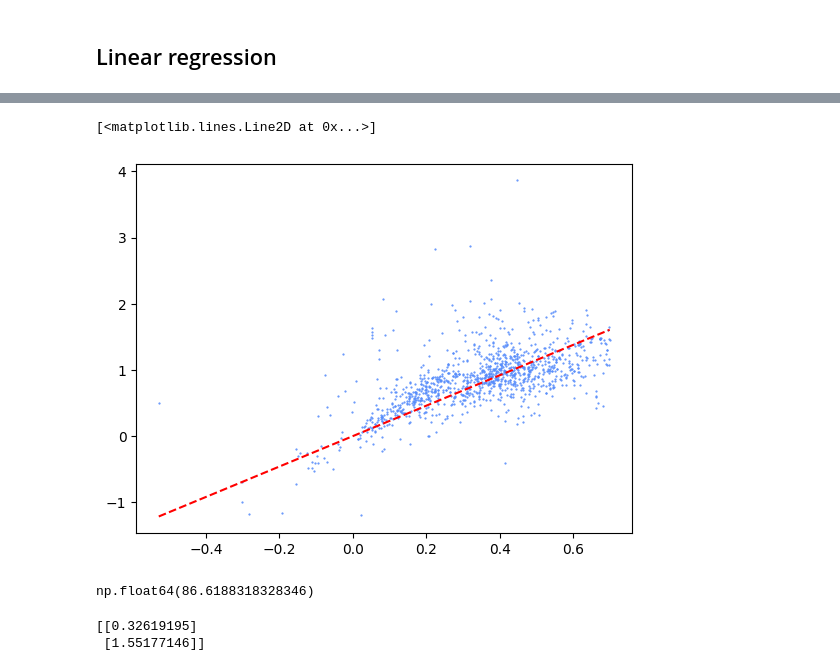
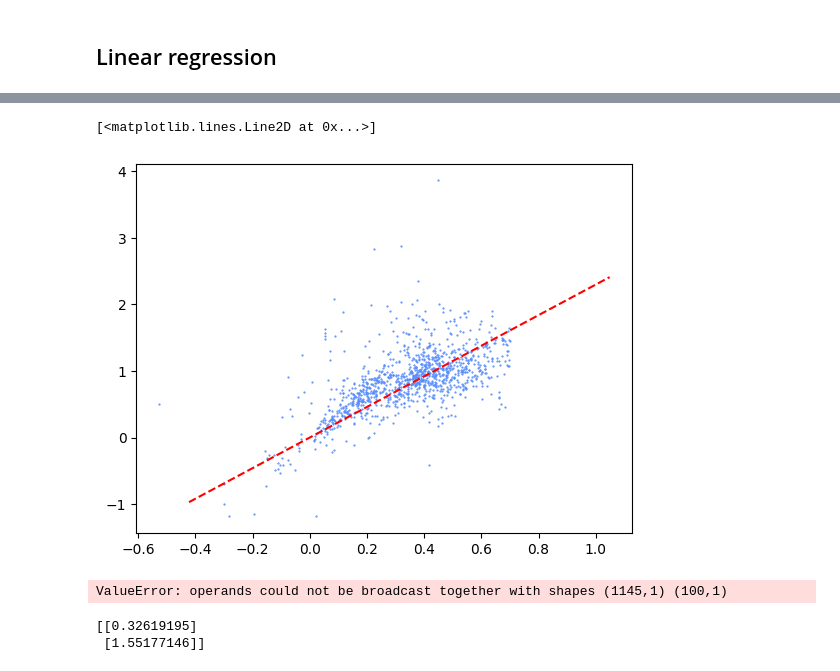
Before and after one commit to CosmicHitchhiker/ds_astro_2026s, a Jupyter notebook: ex4/ex4.ipynb, the cells around one changed output, grey strips where cells are left out. Saved outputs shown, nothing was run; the diff lists cells and outputs as text; code cells hidden in the pictures.

```diff
--- a/ex4/ex4.ipynb
+++ b/ex4/ex4.ipynb
@@ -63,18 +61,20 @@ print(theta_ml)
+# %%
+X_theor = np.linspace(X.min()*0.8, X.max()*1.5, 100).reshape((-1,1))
 # %%
-y_theor = X @ theta_ml
+y_theor = X_theor @ theta_ml
 # %%
 plt.scatter(X.flatten(), y.flatten(), s=0.3)
-plt.plot(X.flatten(), y_theor.flatten(), 'r--')
+plt.plot(X_theor.flatten(), y_theor.flatten(), 'r--')
 # %% [output]
 [<matplotlib.lines.Line2D at 0x...>]
-[figure, old version]
+[figure, new version]
 # %%
 def neg_log_likelihood(y_obs, y_theor, sigma=1):
     return 0.5*np.sum(((y_obs - y_theor) / sigma)**2)
 # %%
 neg_log_likelihood(y, y_theor)
 # %% [output]
-np.float64(86.6188318328346)
+ValueError: operands could not be broadcast together with shapes (1145,1) (100,1)
 # %%
 # thetas = np.linspace(theta_ml/2, theta_ml*2, 100)
 #
```
Also changed, not shown: parts of 19 cells of this notebook.
